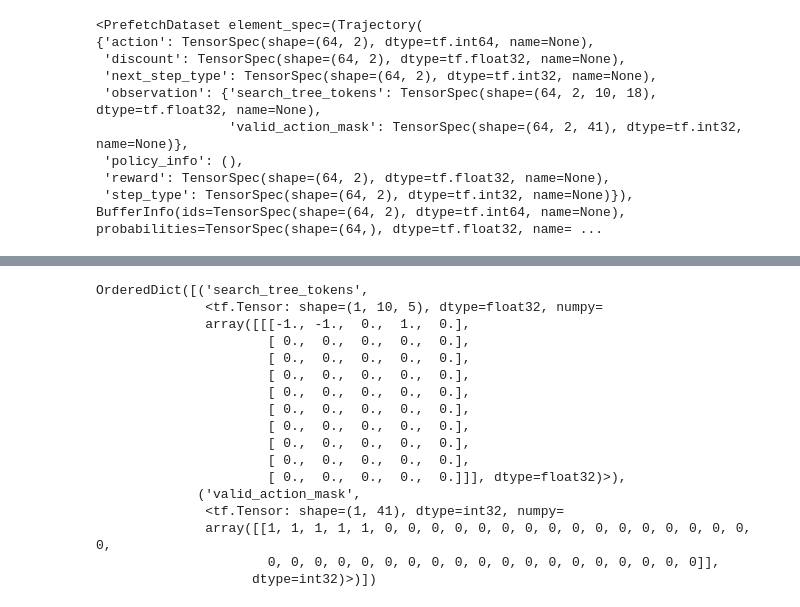
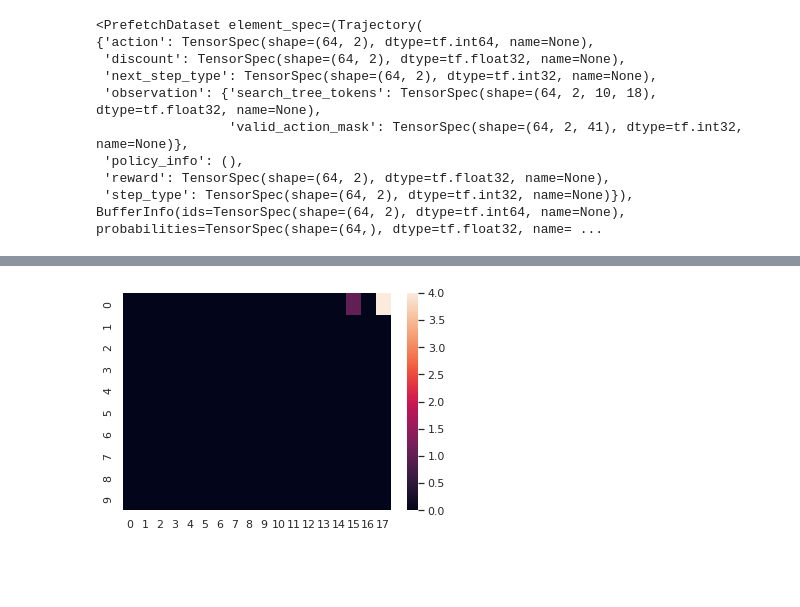
Before and after one commit to justinsvegliato/meta-level-reinforcement-learning, a Jupyter notebook: Training Meta-level.ipynb, the cells around one changed output, grey strips where cells are left out. Saved outputs shown, nothing was run; the diff lists cells and outputs as text; code cells hidden in the pictures; blank space fills up the shorter version.

```diff
--- a/Training Meta-level.ipynb
+++ b/Training Meta-level.ipynb
@@ -411,23 +356,7 @@ Trainable params: 12,241
 Non-trainable params: 0
 _________________________________________________________________
-# %%
-env.current_time_step().observation
-# %% [output]
-OrderedDict([('search_tree_tokens',
-              <tf.Tensor: shape=(1, 10, 5), dtype=float32, numpy=
-              array([[[-1., -1.,  0.,  1.,  0.],
-                      [ 0.,  0.,  0.,  0.,  0.],
-                      [ 0.,  0.,  0.,  0.,  0.],
-                      [ 0.,  0.,  0.,  0.,  0.],
-                      [ 0.,  0.,  0.,  0.,  0.],
-                      [ 0.,  0.,  0.,  0.,  0.],
-                      [ 0.,  0.,  0.,  0.,  0.],
-                      [ 0.,  0.,  0.,  0.,  0.],
-                      [ 0.,  0.,  0.,  0.,  0.],
-                      [ 0.,  0.,  0.,  0.,  0.]]], dtype=float32)>),
-             ('valid_action_mask',
-              <tf.Tensor: shape=(1, 41), dtype=int32, numpy=
-              array([[1, 1, 1, 1, 1, 0, 0, 0, 0, 0, 0, 0, 0, 0, 0, 0, 0, 0, 0, 0, 0, 0,
-                      0, 0, 0, 0, 0, 0, 0, 0, 0, 0, 0, 0, 0, 0, 0, 0, 0, 0, 0]],
-                    dtype=int32)>)])
+# %%
+sns.heatmap(env.current_time_step().observation['search_tree_tokens'][0]);
+# %% [output]
+[figure, added]
 # %%
```
Also changed, not shown: parts of 21 cells of this notebook, 1 other file.
